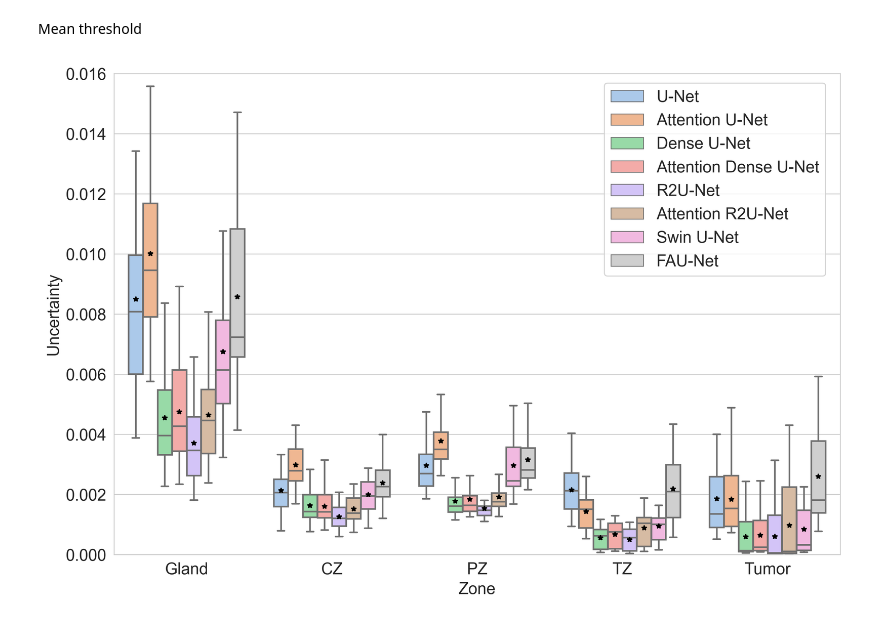
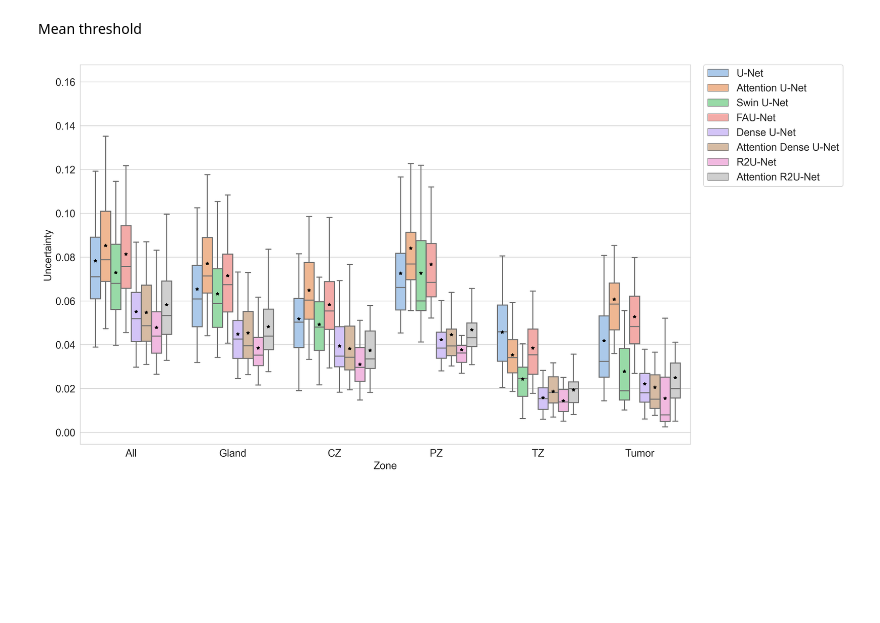
Before and after one commit to pabloquihui/Dataset_pca, a Jupyter notebook: plot_uq.ipynb, the cells around one changed output. Drawn from its saved outputs; the diff is of its cells as text; code cells hidden in the pictures; blank space fills up the shorter version.

```diff
--- a/plot_uq.ipynb
+++ b/plot_uq.ipynb
@@ -75,10 +103,14 @@ Lista 3tumor:  [4, 8, 17, 23]
 Lista 2:  [0, 9, 10, 12, 14, 16, 21, 24, 25, 28, 30]
 # %%
 # Selecting images
-z2 = 14
+# z2 = 14
+z2 = 0
 z3 = 18
+# z3 = 5
 z3t = 17
+# z3t =  8
 z4 = 3
+# z4 = 6
 # %%
 plt.imshow(images[3], cmap='gray')
 plt.axis('off')
@@ -125,7 +157,7 @@ for i in idx:
     entropy_list = []
     preds_list = []
     for j in names_model:
-        cropped_ent= entropy[j]['entropy_all'][i][start_idx:end_idx, start_idx:end_idx]
+        cropped_ent= normalized_entropy[j]['entropy_all'][i][start_idx:end_idx, start_idx:end_idx]
         cropped_ent = resize(cropped_ent, (256, 256), anti_aliasing=False)
         cropped_pred= preds[j]['test_argmax_all'][i][start_idx:end_idx, start_idx:end_idx]
         # cropped_pred = np.repeat(np.repeat(cropped_pred, 2, axis=0), 2, axis=1)
@@ -574,37 +718,40 @@ df_swinunet = dict_boxplot['swinunet']
 df_swinunet['model'] = 'Swin U-Net'
 
 df_faunet = dict_boxplot['faunet']
 df_faunet['model'] = 'FAU-Net'
 
 
-cdf = pd.concat([df_unet, df_attunet, df_denseunet, df_attdenseunet, df_r2unet, df_attr2unet, df_swinunet, df_faunet])
+cdf = pd.concat([df_unet, df_attunet, df_swinunet, df_faunet, df_denseunet, df_attdenseunet, df_r2unet, df_attr2unet])
 cdf = cdf.rename(columns={'all': 'All', 'gland': 'Gland', 'cz': 'CZ', 'pz': 'PZ', 'tz': 'TZ', 'tum': 'Tumor'})
 cdf_without_all = cdf.drop('All', axis=1)
 cdf_only_all = cdf[['All', 'model']]
 
 mdf_without_all = pd.melt(cdf_without_all, id_vars=['model'], var_name=['Zone'])
 mdf_without_all = mdf_without_all.rename(columns={'value': 'Uncertainty', 'model': 'Model'})
 
 mdf_only_all = pd.melt(cdf_only_all, id_vars=['model'], var_name=['Zone'])
 mdf_only_all = mdf_only_all.rename(columns={'value': 'Uncertainty', 'model': 'Model'})
 
+mdf = pd.melt(cdf, id_vars=['model'], var_name=['Zone'])
+mdf = mdf.rename(columns={'value': 'Uncertainty', 'model': 'Model'})
+
 plt.rcParams['font.size'] = 15
-plt.figure(figsize=[12,8],dpi=300)
+plt.figure(figsize=[16,10],dpi=300)
 sns.set_style("whitegrid")
 
 # ax_1 = sns.stripplot(x='Zone', y='Uncertainty', hue='Model', data=mdf, size=3, jitter=0.15, dodge= True,
 #               linewidth=0.5,edgecolor='gray', palette='pastel')
-ax_2 = sns.boxplot(x="Zone", y="Uncertainty", hue="Model", data=mdf_without_all, fliersize= 0,
+ax_2 = sns.boxplot(x="Zone", y="Uncertainty", hue="Model", data=mdf, fliersize= 0,
                  palette='pastel', showmeans=True, meanprops={"marker": "*",
                        "markeredgecolor": "black",
                        "markersize": "5",
                        "markerfacecolor": 'black'})
 
 handles, labels = ax_2.get_legend_handles_labels()
-l = ax_2.legend(handles[0:8], labels[0:8], bbox_to_anchor=(0.98, 0.98), loc='upper right', borderaxespad=0.)
-ax_2.set_ylim(0,0.016)
+l = ax_2.legend(handles[0:8], labels[0:8], bbox_to_anchor=(1.25, 1), loc='upper right', borderaxespad=0.)
+# ax_2.set_ylim(0, 0.02)
 
-plt.savefig('Uncertainty_comparison_12-04/uq_boxplot_without_all.png', bbox_inches='tight', pad_inches=0.1)
+plt.savefig('uq_boxplot.png', bbox_inches='tight', pad_inches=0.1)
 plt.show()
 # %% [output]
-[figure, old version]
+[figure, new version]
```
Also changed, not shown: parts of 13 cells of this notebook, 1 other file.
